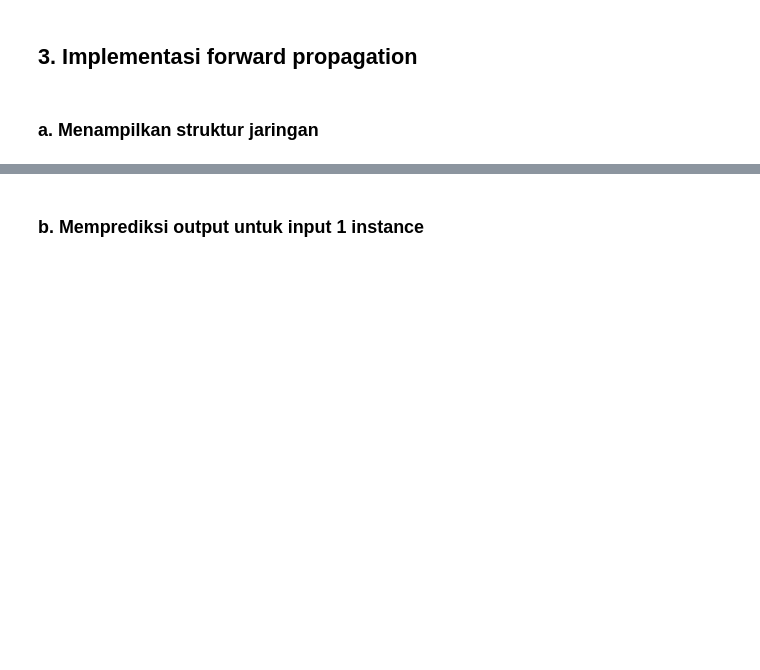
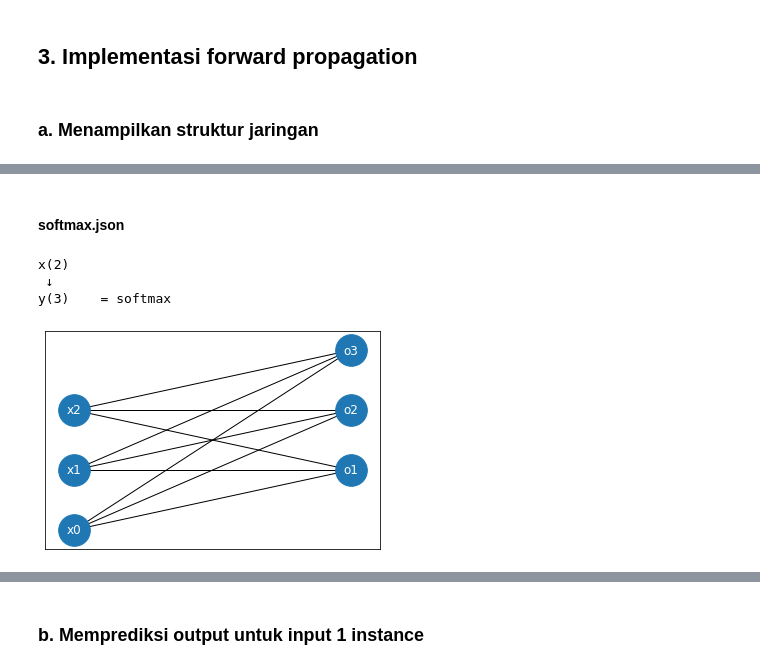
Before and after one commit to alifiarahmah/Tubes_13520122, a Jupyter notebook: src/TubesA_13520122.ipynb, the cells around one changed output, grey strips where cells are left out. Saved outputs shown, nothing was run; the diff lists cells and outputs as text; code cells hidden in the pictures; blank space fills up the shorter version.

```diff
--- a/src/TubesA_13520122.ipynb
+++ b/src/TubesA_13520122.ipynb
@@ -275,0 +310,11 @@ def forward_propagation(case):
+# %% [markdown]
+#### softmax.json
+# %%
+case_softmax = load_file("softmax.json")[0]
+case_softmax.model.draw_compact_structure()
+case_softmax.model.draw_structure()
+# %% [output]
+x(2)
+ ↓
+y(3)    = softmax
+[figure, added]
```
Also changed, not shown: parts of 17 cells of this notebook.
